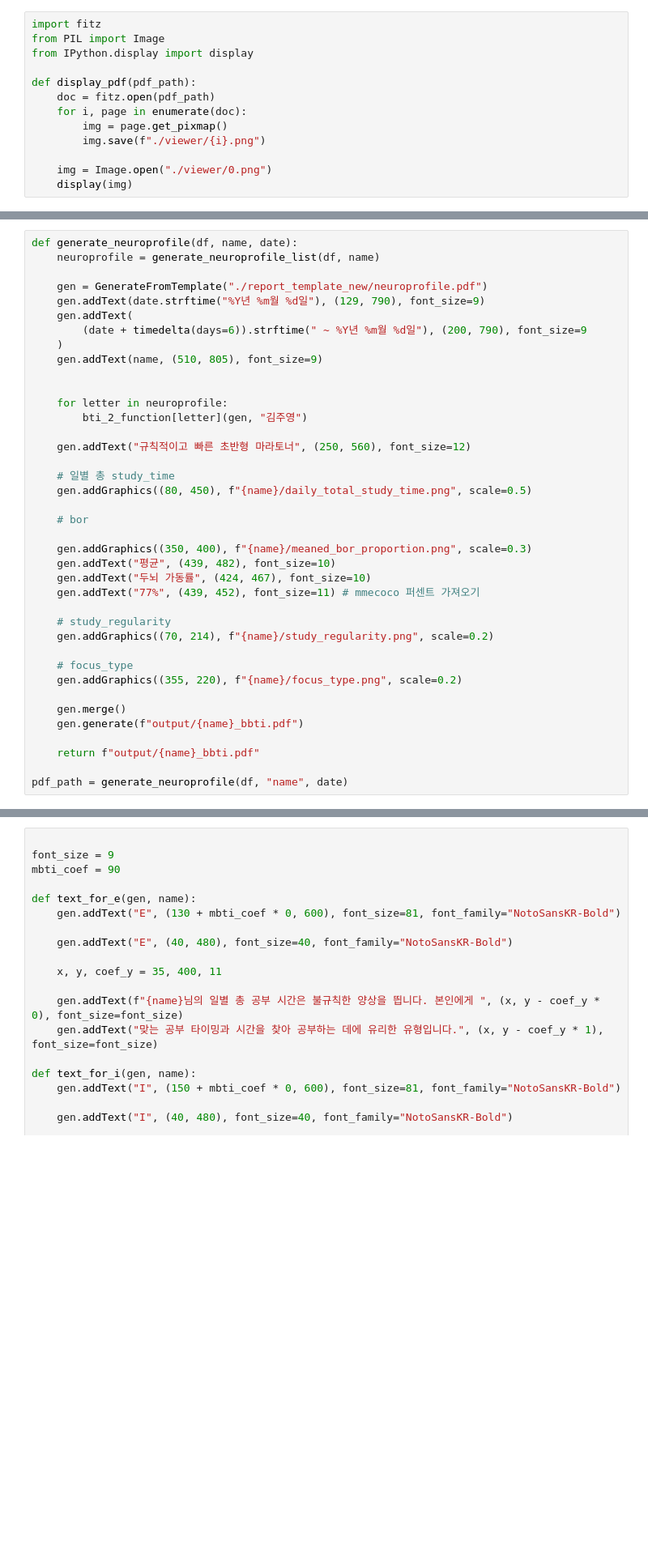
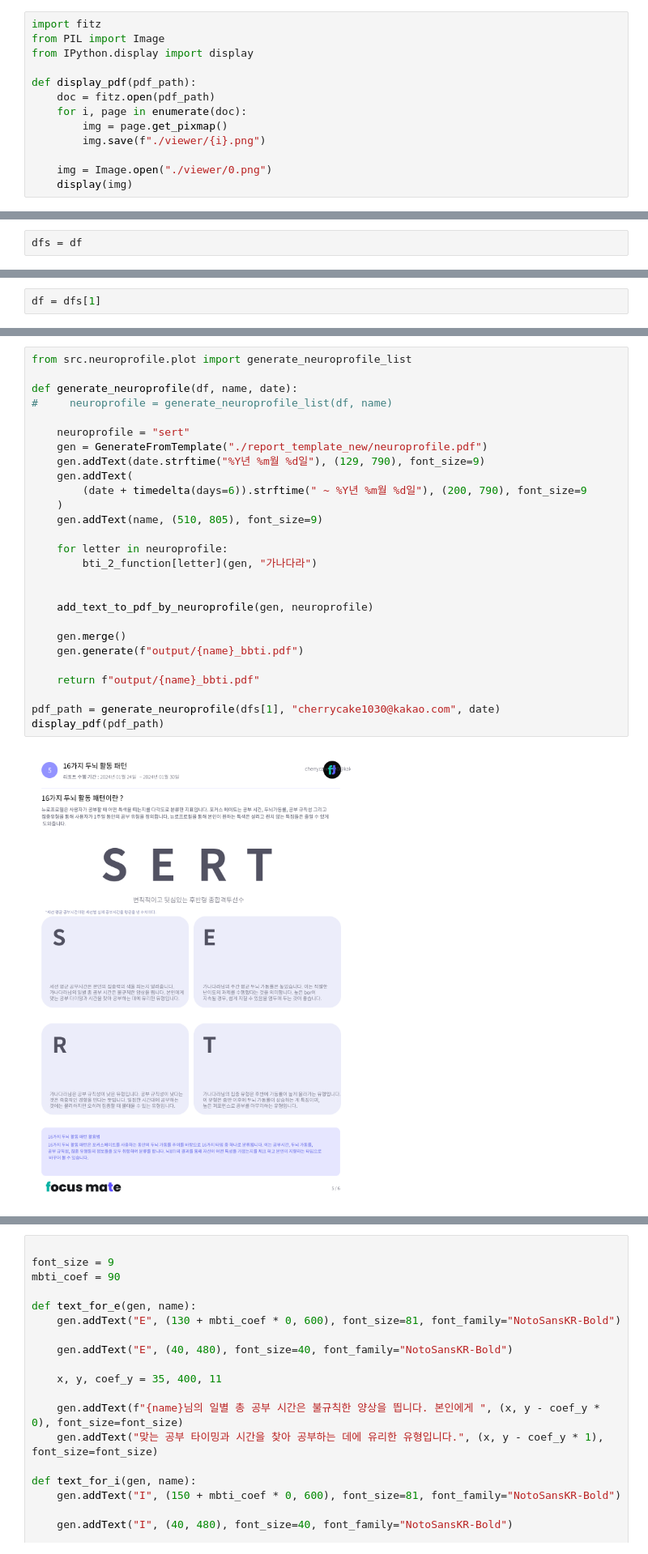
Before and after one commit to 2000jooyoung/Focusmate_Report_Auto, a Jupyter notebook: debug.ipynb, the cells around one changed output, grey strips where cells are left out. Shown at 81% size. Drawn from its saved outputs; the diff is of its cells as text; blank space fills up the shorter version.

Commit message:
[Fix] Date problems and mbti explain sentences

```diff
--- a/debug.ipynb
+++ b/debug.ipynb
@@ -210,3 +243,5 @@ ValueError: Neither `start` nor `end` can be NaT
+# %%
+dfs = df
 # %%
 name = "김주영"
 
@@ -232 +249,3 @@ dfs
+# %%
+df = dfs[1]
 # %%
@@ -601,39 +467,29 @@ np.array([640, 480]) / 160
 # %%
+from src.neuroprofile.plot import generate_neuroprofile_list
+
 def generate_neuroprofile(df, name, date):
-    neuroprofile = generate_neuroprofile_list(df, name)
+#     neuroprofile = generate_neuroprofile_list(df, name)
 
+    neuroprofile = "sert"
     gen = GenerateFromTemplate("./report_template_new/neuroprofile.pdf")
     gen.addText(date.strftime("%Y년 %m월 %d일"), (129, 790), font_size=9)
     gen.addText(
         (date + timedelta(days=6)).strftime(" ~ %Y년 %m월 %d일"), (200, 790), font_size=9
     )
     gen.addText(name, (510, 805), font_size=9)
 
+    for letter in neuroprofile:
+        bti_2_function[letter](gen, "가나다라")
 
-    for letter in neuroprofile:
-        bti_2_function[letter](gen, "김주영")
 
-    gen.addText("규칙적이고 빠른 초반형 마라토너", (250, 560), font_size=12)
-
-    # 일별 총 study_time
-    gen.addGraphics((80, 450), f"{name}/daily_total_study_time.png", scale=0.5)
-
-    # bor
-
-    gen.addGraphics((350, 400), f"{name}/meaned_bor_proportion.png", scale=0.3)
-    gen.addText("평균", (439, 482), font_size=10)
-    gen.addText("두뇌 가동률", (424, 467), font_size=10)
-    gen.addText("77%", (439, 452), font_size=11) # mmecoco 퍼센트 가져오기
-
-    # study_regularity
-    gen.addGraphics((70, 214), f"{name}/study_regularity.png", scale=0.2)
-
-    # focus_type
-    gen.addGraphics((355, 220), f"{name}/focus_type.png", scale=0.2)
+    add_text_to_pdf_by_neuroprofile(gen, neuroprofile)
 
     gen.merge()
     gen.generate(f"output/{name}_bbti.pdf")
 
     return f"output/{name}_bbti.pdf"
 
-pdf_path = generate_neuroprofile(df, "name", date)
+pdf_path = generate_neuroprofile(dfs[1], "cherrycake1030@kakao.com", date)
+display_pdf(pdf_path)
+# %% [output]
+[figure, added]
```
Also changed, not shown: parts of 28 cells of this notebook, 20 other files.
